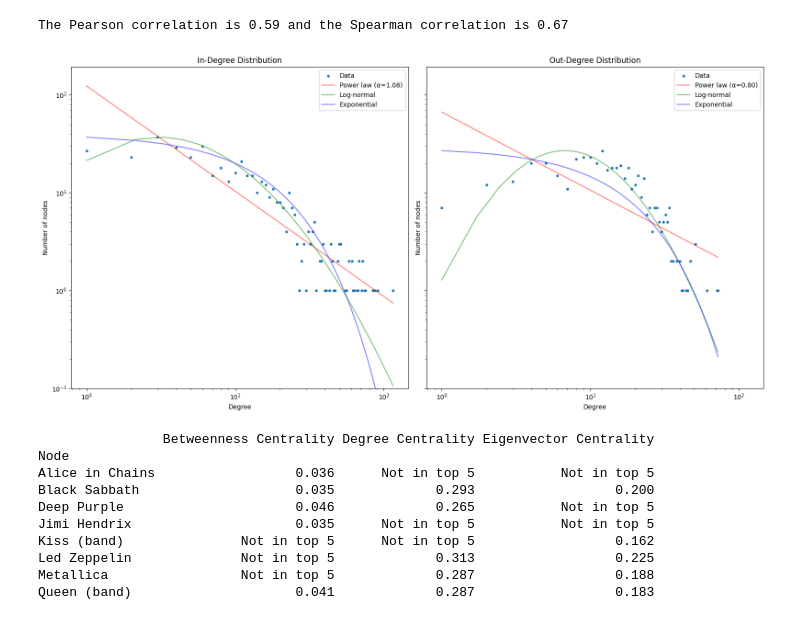
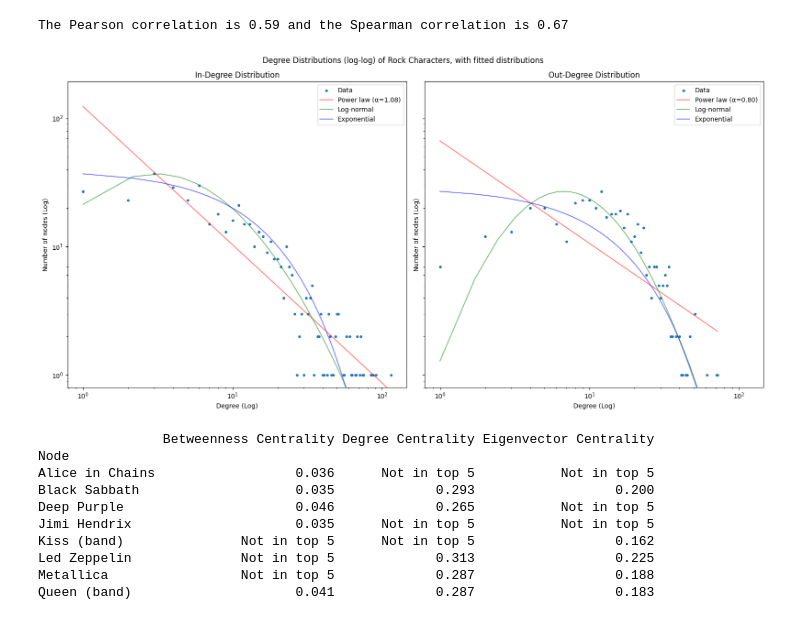
Before and after one commit to Somon8/social_graphs_25, a Jupyter notebook: Assignment2_1.ipynb, the cells around one changed output. Saved outputs shown, nothing was run; the diff lists cells and outputs as text; code cells hidden in the pictures.

```diff
--- a/Assignment2_1.ipynb
+++ b/Assignment2_1.ipynb
@@ -127,35 +127,36 @@ def fit_and_plot(data, ax, title):
     # Scale PDF to match the count data
     scale_factor = counts.max() / lognorm_pdf.max()
     lognorm_y = lognorm_pdf * scale_factor
 
     # Exponential fit
     exp_fit = scipy.stats.expon.fit(data)
     exp_x = np.linspace(min(data), max(data), 100)
     exp_pdf = scipy.stats.expon.pdf(exp_x, *exp_fit)
     # Scale PDF to match the count data
     scale_factor = counts.max() / exp_pdf.max()
     exp_y = exp_pdf * scale_factor
 
     # Plot
     ax.scatter(unique_degrees, counts, alpha=1, s=10, label='Data')
     ax.plot(unique_degrees, powerlaw_y, 'r-', label=f'Power law (α={-powerlaw[0]:.2f})', alpha=0.5)
     ax.plot(lognorm_x, lognorm_y, 'g-', label='Log-normal', alpha=0.5)
     ax.plot(exp_x, exp_y, 'b-', label='Exponential', alpha=0.5)
 
     ax.set_xscale('log')
     ax.set_yscale('log')
-    ax.set_xlabel('Degree')
-    ax.set_ylabel('Number of nodes')
+    ax.set_xlabel('Degree (Log)')
+    ax.set_ylabel('Number of nodes (Log)')
     ax.set_title(title)
-    ax.set_ylim(bottom=0.1)  # Set lower limit close to 0 for log scale
+    ax.set_ylim(bottom=0.8)  # Set lower limit close to 0 for log scale
     ax.legend()
 
 # Plot for in-degree and out-degree
 fit_and_plot(df['In Degree'], ax1, 'In-Degree Distribution')
 fit_and_plot(df['Out Degree'], ax2, 'Out-Degree Distribution')
 
+plt.suptitle("Degree Distributions (log-log) of Rock Characters, with fitted distributions")
 plt.tight_layout()
 plt.show()
 # %% [output]
-[figure, old version]
+[figure, new version]
 # %%
```
Also changed, not shown: parts of 5 cells of this notebook, 2 other files.
